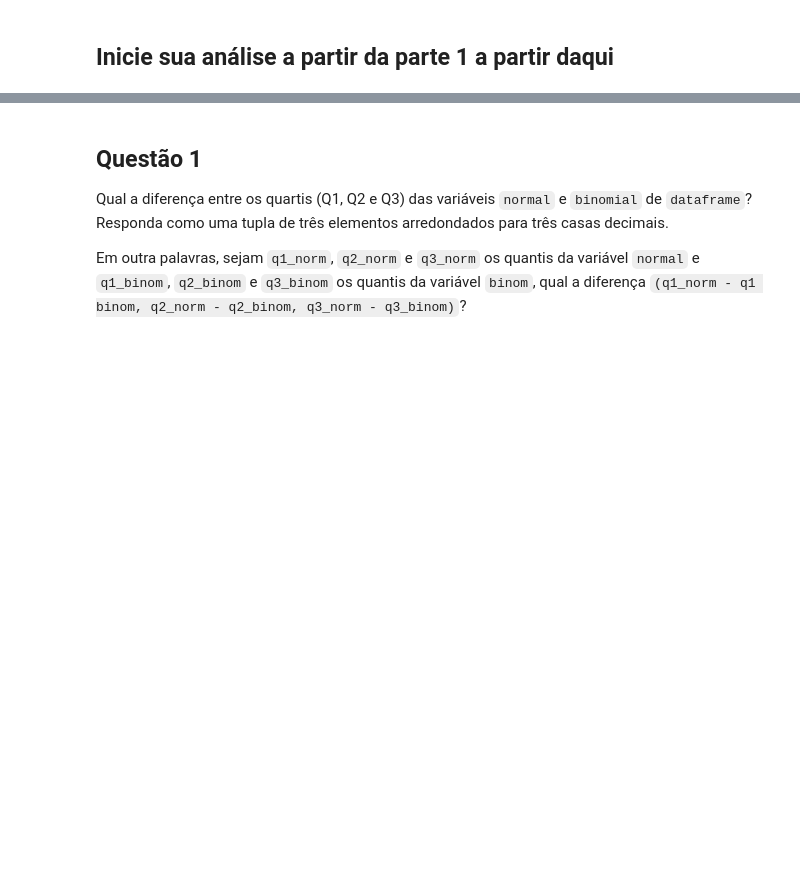
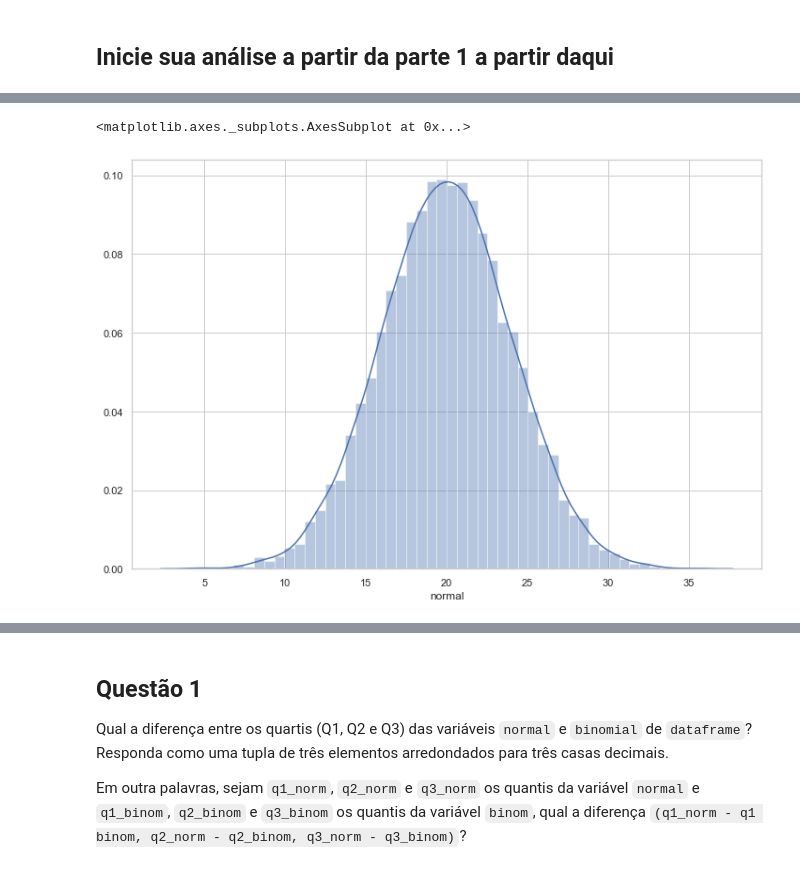
Before and after one commit to taiaraujo/aceleradev_ds, a Jupyter notebook: module-04/main.ipynb, the cells around one changed output, grey strips where cells are left out. Drawn from its saved outputs; the diff is of its cells as text; code cells hidden in the pictures; blank space fills up the shorter version.

```diff
--- a/module-04/main.ipynb
+++ b/module-04/main.ipynb
@@ -57,0 +56,5 @@ df
+# %%
+sns.distplot(df["normal"])
+# %% [output]
+<matplotlib.axes._subplots.AxesSubplot at 0x...>
+[figure, added]
```
Also changed, not shown: parts of 13 cells of this notebook, 7 other files.
